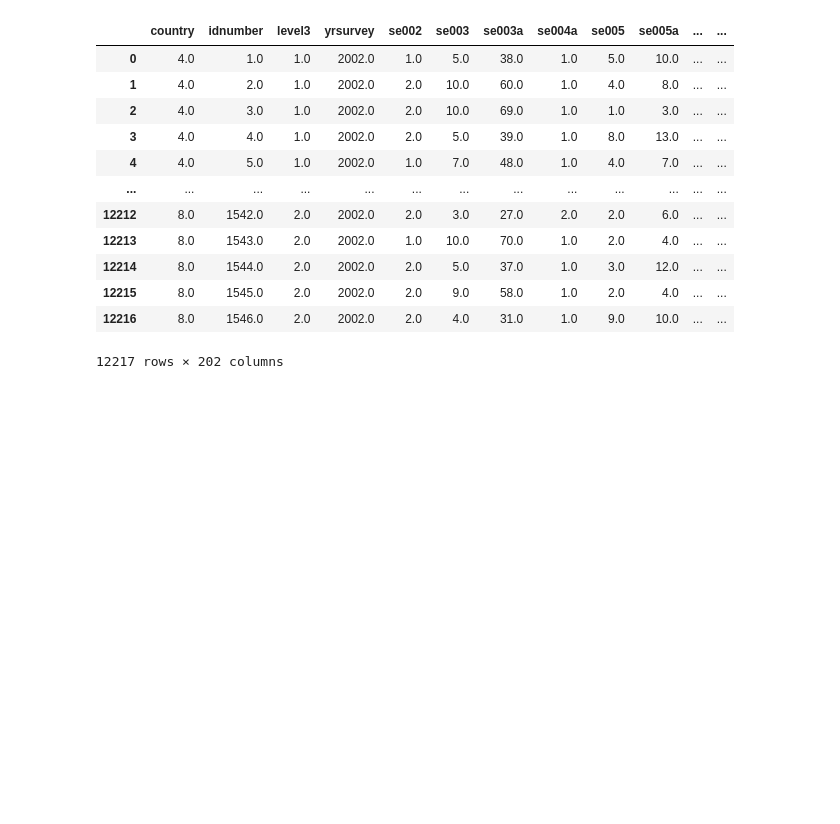
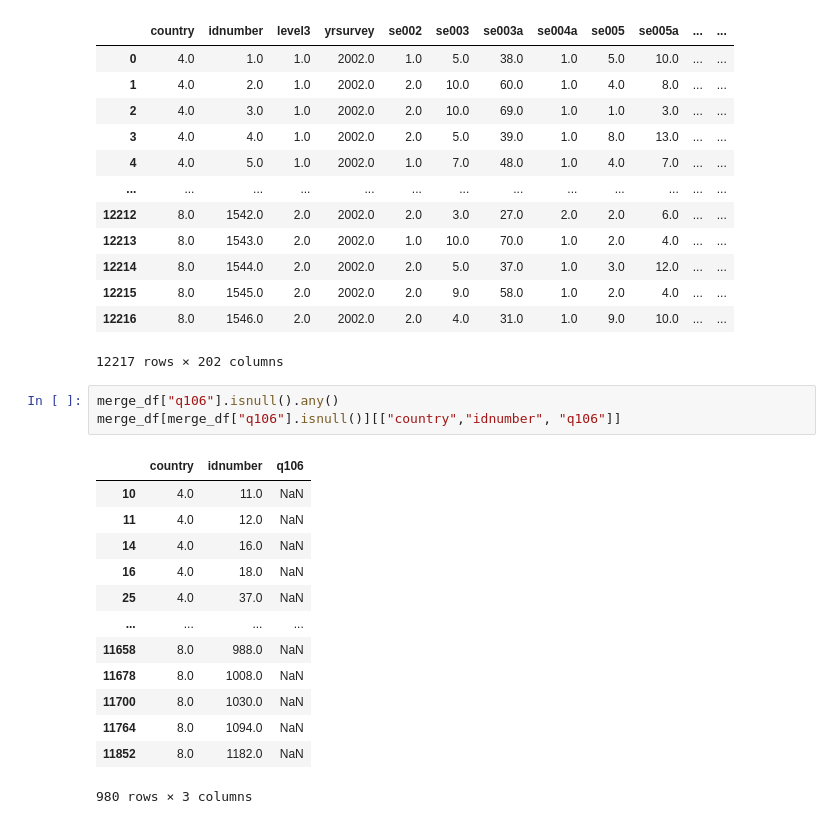
Before and after one commit to alexshen339/DataThon2021, a Jupyter notebook: Dani-EDA.ipynb, the cells around one changed output. Saved outputs shown, nothing was run; the diff lists cells and outputs as text; blank space fills up the shorter version.

```diff
--- a/Dani-EDA.ipynb
+++ b/Dani-EDA.ipynb
@@ -114,3 +114,20 @@ merge_df
 | 12215 | 8.0 | 1545.0 | 2.0 | 2002.0 | 2.0 | 9.0 | 58.0 | 1.0 | 2.0 | 4.0 | ... | ... |
 | 12216 | 8.0 | 1546.0 | 2.0 | 2002.0 | 2.0 | 4.0 | 31.0 | 1.0 | 9.0 | 10.0 | ... | ... |
 12217 rows × 202 columns
+# %%
+merge_df["q106"].isnull().any()
+merge_df[merge_df["q106"].isnull()][["country","idnumber", "q106"]]
+# %% [output]
+|  | country | idnumber | q106 |
+| 10 | 4.0 | 11.0 | NaN |
+| 11 | 4.0 | 12.0 | NaN |
+| 14 | 4.0 | 16.0 | NaN |
+| 16 | 4.0 | 18.0 | NaN |
+| 25 | 4.0 | 37.0 | NaN |
+| ... | ... | ... | ... |
+| 11658 | 8.0 | 988.0 | NaN |
+| 11678 | 8.0 | 1008.0 | NaN |
+| 11700 | 8.0 | 1030.0 | NaN |
+| 11764 | 8.0 | 1094.0 | NaN |
+| 11852 | 8.0 | 1182.0 | NaN |
+980 rows × 3 columns
```
Also changed, not shown: parts of 1 cell of this notebook, 3 other files.
